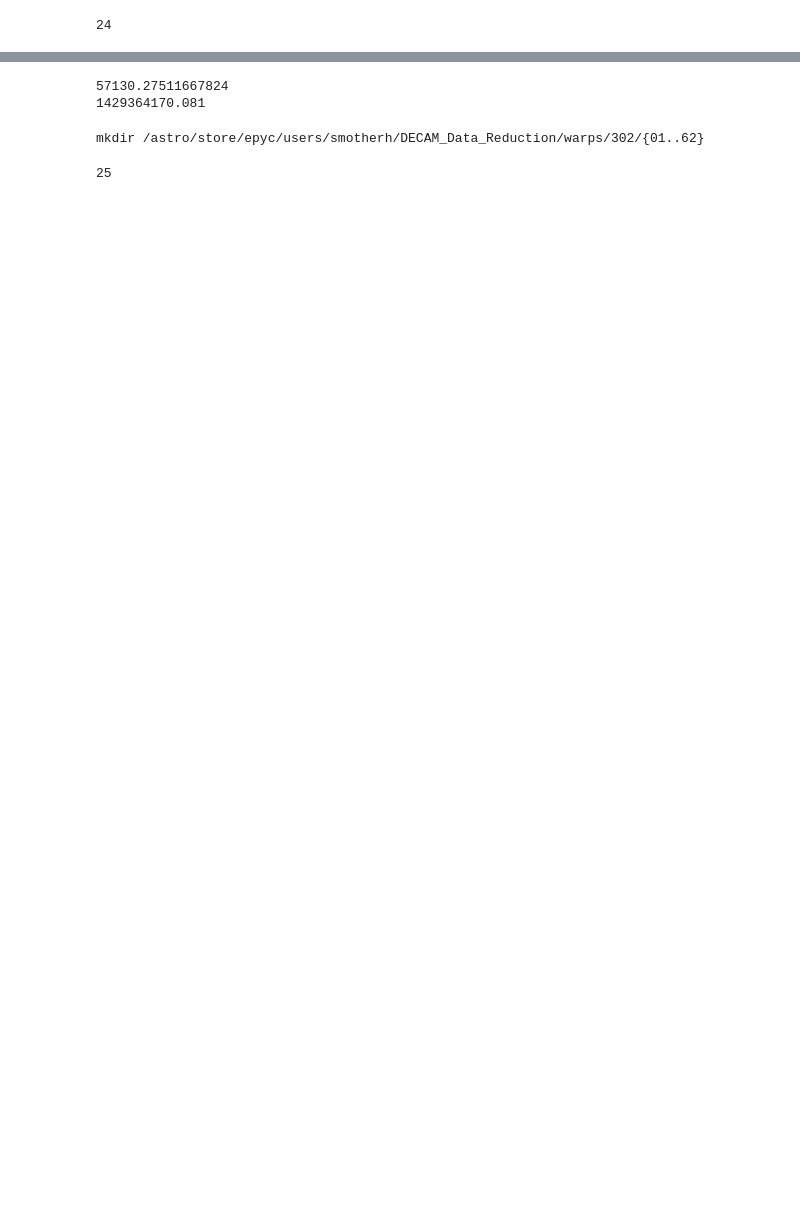
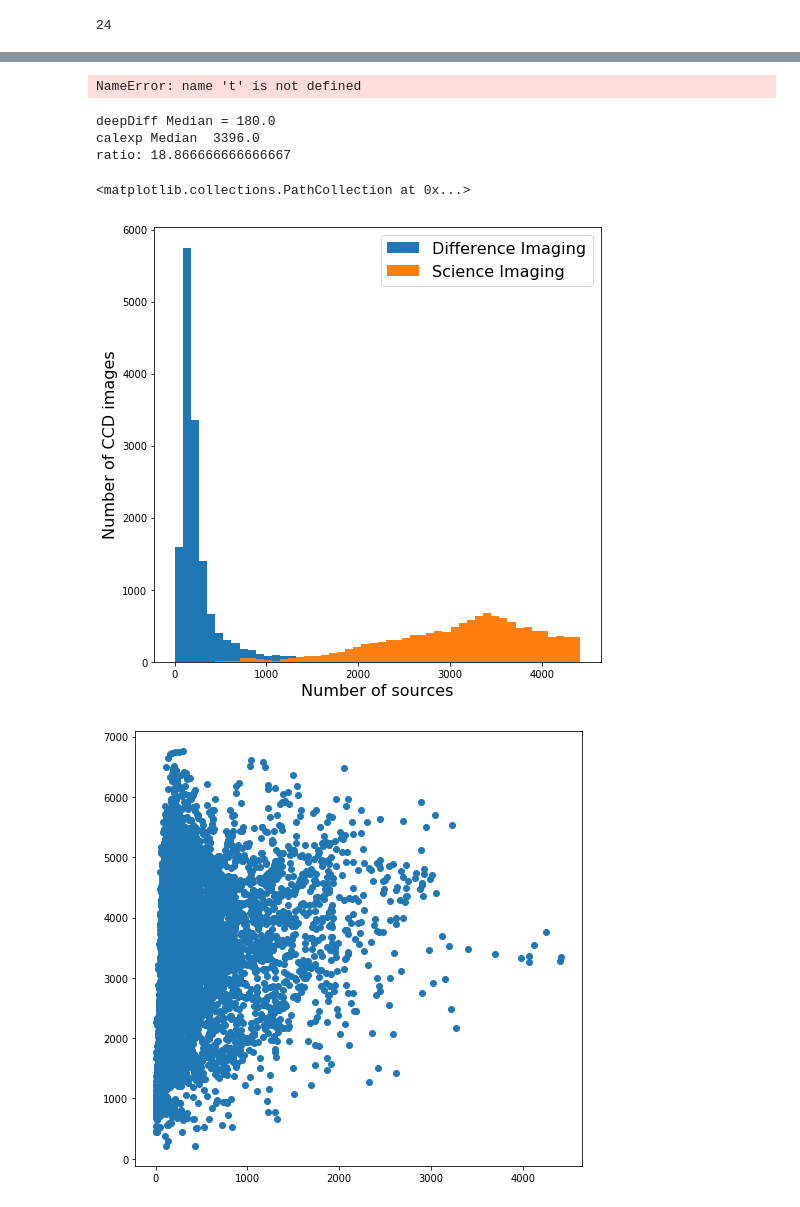
Before and after one commit to smotherh/KBMOD_paper2_data_preperation, a Jupyter notebook: pointing_metadata/NEO_Fields.ipynb, the cells around one changed output, grey strips where cells are left out. Saved outputs shown, nothing was run; the diff lists cells and outputs as text; code cells hidden in the pictures; blank space fills up the shorter version.

```diff
--- a/pointing_metadata/NEO_Fields.ipynb
+++ b/pointing_metadata/NEO_Fields.ipynb
@@ -475,3 +531,9 @@ plt.vlines(np.median(astrometry)*1000,0,70000,lw=4,linestyles='--',color='k')
 plt.savefig('astrometry_example.pdf')
 # %% [output]
 [figure]
+# %%
+i = 0
+for pointing in Pointing_Groups:
+    if len(np.unique(pointing['survey_night']))>3:
+        i+=1
+print(i)
@@ -495,6 +559,6 @@ with open("loriallen_times.dat","w") as f:
 with open("loriallen_times.dat","a") as f:
     for i,pointing in enumerate(Pointing_Groups):
         for j in range(len(Pointing_Groups[i]['date_obs'])):
-            t = time.Time(Pointing_Groups[i]['date_obs'][j])
+            t = time.Time(Pointing_Groups[i]['date_obs'][j].decode())
             visit = Pointing_Groups[i]['visit_id'][j]
             f.write(str(visit)+" "+str(t.mjd)+"\n")
@@ -506,9 +578,8 @@ b'2015-04-18 06:36:10.081'
 # %%
 print(t.mjd)
-print(times[301][0])
+print(times[121][0])
 # %% [output]
-57130.27511667824
-1429364170.081
+NameError: name 't' is not defined
 # %%
 pg = 300
 
@@ -527,11 +598,3 @@ with open("run_kbmod_{point:03d}.sh".format(point=pg),"w") as f:
         for i in range(1,63):
             if (i!=2) and (i!=61):
                 f.write("python /astro/store/epyc/users/smotherh/kbmod/examples/example_search.py --image_dir /astro/store/epyc/users/smotherh/DECAM_Data_Reduction/warps/{point:03d}/{ccd:02d}/ --results_dir /astro/store/epyc/users/smotherh/DECAM_Data_Reduction/kbmod_results/{point:03d}/{ccd:02d} --time_file /astro/store/epyc/users/smotherh/DECAM_Data_Reduction/loriallen_times.dat\n".format(point=pg,ccd=i))
-# %%
-print("mkdir /astro/store/epyc/users/smotherh/DECAM_Data_Reduction/warps/{point:03d}".format(point=pg)+"/{01..62}\n")
-# %% [output]
-mkdir /astro/store/epyc/users/smotherh/DECAM_Data_Reduction/warps/302/{01..62}
-# %%
-len(Pointing_Groups[10])
-# %% [output]
-25
@@ -537,0 +636,26 @@ len(Pointing_Groups[10])
+# %%
+diff_len_list = list(deepdiff_len.values())
+calexp_len_list = list(calexp_len.values())
+diff_med = np.median(diff_len_list)
+calexp_med = np.median(calexp_len_list)
+plt.figure(figsize=[8,8])
+len_range = (np.min(np.ravel(diff_len_list, calexp_len_list)), np.max(np.ravel(diff_len_list, calexp_len_list)))
+_=plt.hist(diff_len_list, range=len_range, bins=50)
+_=plt.hist(calexp_len_list, range=len_range, bins=50)
+plt.legend(['Difference Imaging','Science Imaging'],fontsize=16)
+plt.xlabel('Number of sources', fontsize=16)
+plt.ylabel('Number of CCD images', fontsize=16)
+plt.savefig('Source_comparison.png')
+#plt.title('Number of sources in difference imaging and science imaging')
+print('deepDiff Median = '+str(np.median(diff_len_list)))
+print('calexp Median  '+str(np.median(calexp_len_list)))
+print('ratio: '+str(np.median(calexp_len_list)/np.median(diff_len_list)))
+plt.figure(figsize=[8,8])
+plt.scatter(diff_len_list,calexp_len_list)
+# %% [output]
+deepDiff Median = 180.0
+calexp Median  3396.0
+ratio: 18.866666666666667
+<matplotlib.collections.PathCollection at 0x...>
+[figure, added]
+[figure, added]
```
Also changed, not shown: parts of 39 cells of this notebook, 6 other files.
